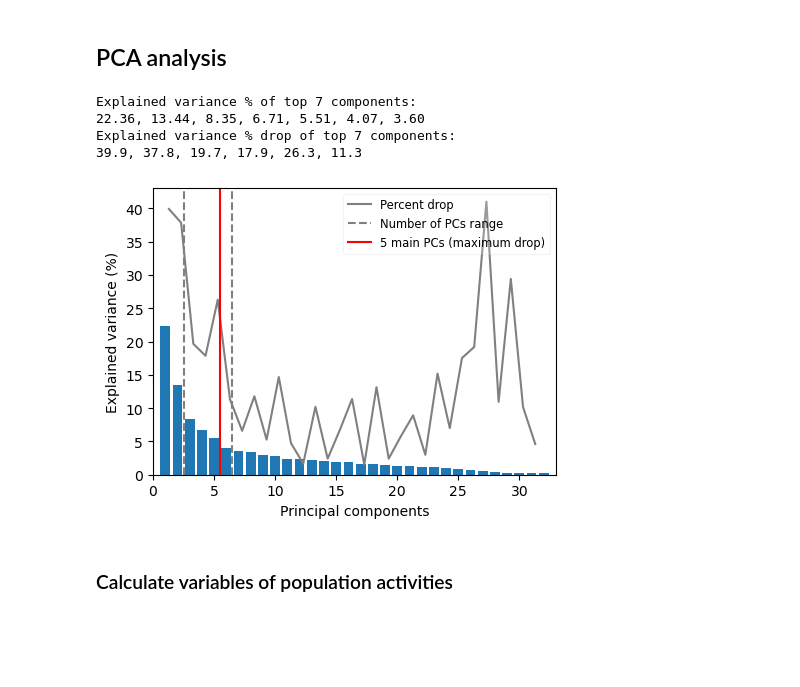
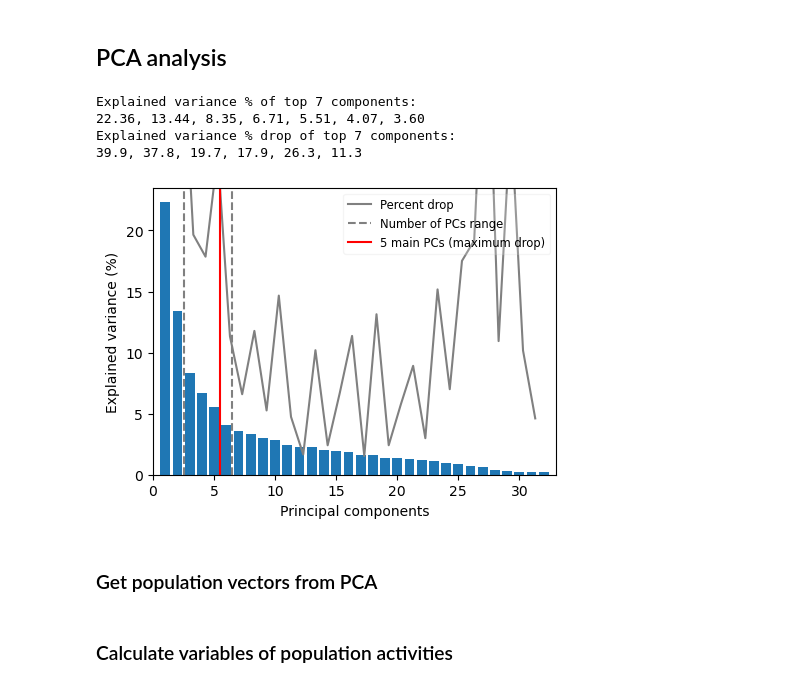
Before and after one commit to chenziao/Analyzing_Allen_Visual_Coding_Neuropixels_Dataset, a Jupyter notebook: notebooks/Population_vector_during_stimuli.ipynb, the cells around one changed output. Saved outputs shown, nothing was run; the diff lists cells and outputs as text; code cells hidden in the pictures; blank space fills up the shorter version.

Commit message:
Finalize script for population_vector_during_stimuli

```diff
--- a/notebooks/Population_vector_during_stimuli.ipynb
+++ b/notebooks/Population_vector_during_stimuli.ipynb
@@ -30,7 +30,6 @@ Session ID: 721123822
 # %%
 session_dir = SessionDirectory(session_id, ecephys_structure_acronym)
 
-probe_info = session_dir.load_probe_info()
 if not session_dir.has_lfp_data:
     raise ValueError(f"Session {session_id} has no LFP data")
 
@@ -410,35 +407,37 @@ pca = WeightedPCA(n_components=n_units)
 pca.fit(units_vec, weights=trial_weights)
 
 # Determine number of main principal components as maximum explained variance drop
 ev = pca.explained_variance_ratio_
 ev_drop = ev[1:] / ev[:-1]
 n_main_pc = np.argmin(ev_drop[n_pc_range[0] - 1:n_pc_range[1]]).item() + n_pc_range[0]
 
 print(f"Explained variance % of top {n_pc_range[1] + 1} components: \n" +
       ', '.join('%.2f' % (100 * x) for x in ev[:n_pc_range[1] + 1]))
 print(f"Explained variance % drop of top {n_pc_range[1] + 1} components: \n" +
       ', '.join('%.1f' % (100 * (1 - x)) for x in ev_drop[:n_pc_range[1]]))
 
 fig, ax = plt.subplots(1, 1, figsize=(4.8, 3.6))
 ax.bar(np.arange(n_units) + 1, 100 * ev)
 yl = ax.get_ylim()[1]
 ax.plot(np.arange(n_units - 1) + 1.3, 100 * (1 - ev_drop), 'gray', label='Percent drop')
 ax.axvline(n_pc_range[0] - 0.5, linestyle='--', color='gray', label='Number of PCs range')
 ax.axvline(n_pc_range[1] + 0.5, linestyle='--', color='gray')
 ax.axvline(n_main_pc + 0.5, color='r', label=f'{n_main_pc} main PCs (maximum drop)')
 ax.set_xlim(0, min(n_units, 50) + 1)
-# ax.set_ylim(0, yl)
+ax.set_ylim(0, yl)
 ax.set_xlabel('Principal components')
 ax.set_ylabel('Explained variance (%)')
 ax.legend(loc='upper right', framealpha=0.2, fontsize='small')
 fig.tight_layout()
 plt.show()
 # %% [output]
 Explained variance % of top 7 components:
 22.36, 13.44, 8.35, 6.71, 5.51, 4.07, 3.60
 Explained variance % drop of top 7 components:
 39.9, 37.8, 19.7, 17.9, 26.3, 11.3
-[figure, old version]
+[figure, new version]
+# %% [markdown]
+### Get population vectors from PCA
 # %%
 sample_dims = (presentation_dim, time_dim)
 
```
Also changed, not shown: parts of 4 cells of this notebook, 1 other file.
